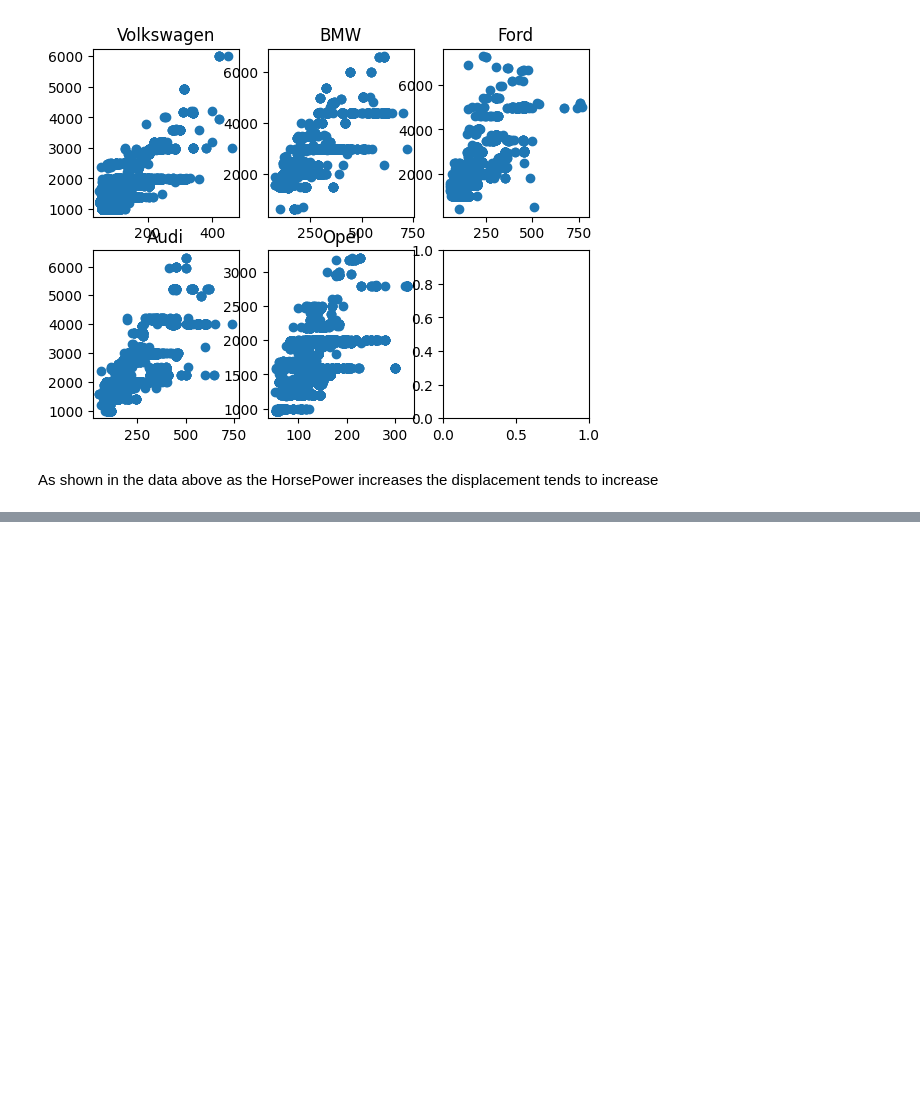
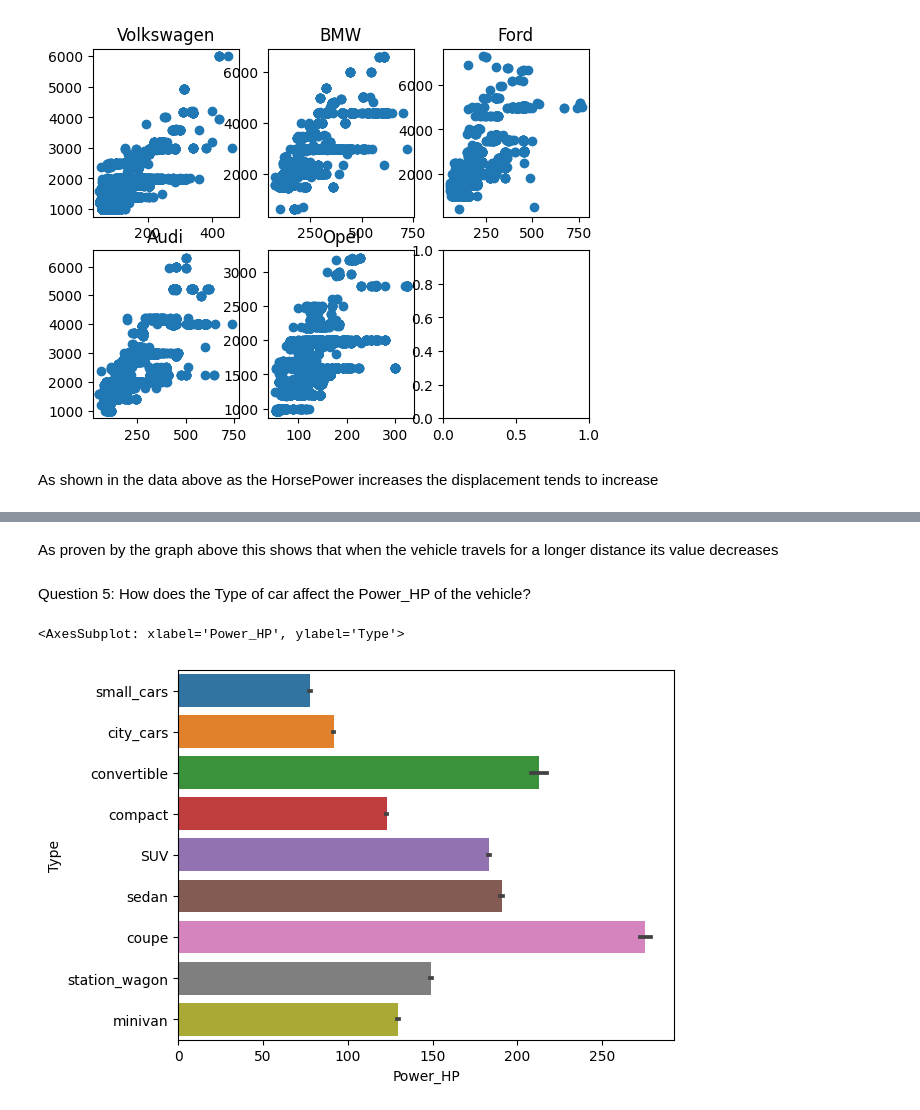
Before and after one commit to moeyad7/DEProject1, a Jupyter notebook: DEProject.ipynb, the cells around one changed output, grey strips where cells are left out. Saved outputs shown, nothing was run; the diff lists cells and outputs as text; code cells hidden in the pictures; blank space fills up the shorter version.

```diff
--- a/DEProject.ipynb
+++ b/DEProject.ipynb
@@ -290,0 +298,9 @@ As shown in the data above as the HorsePower increases the displacement tends to
+# %% [markdown]
+As proven by the graph above this shows that when the vehicle travels for a longer distance its value decreases
+# %% [markdown]
+Question 5: How does the Type of car affect the Power_HP of the vehicle?
+# %%
+sns.barplot(data=df,y="Type",x="Power_HP")
+# %% [output]
+<AxesSubplot: xlabel='Power_HP', ylabel='Type'>
+[figure, added]
```
Also changed, not shown: parts of 8 cells of this notebook.
